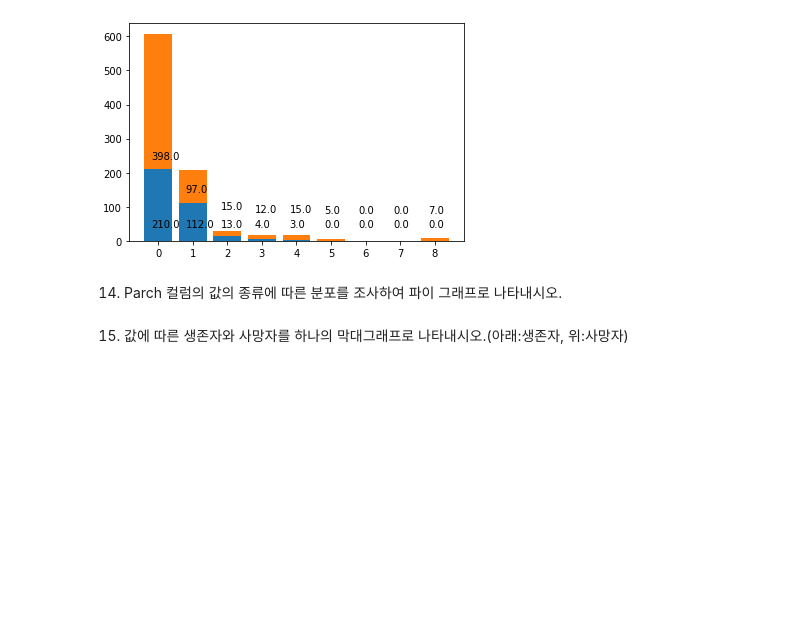
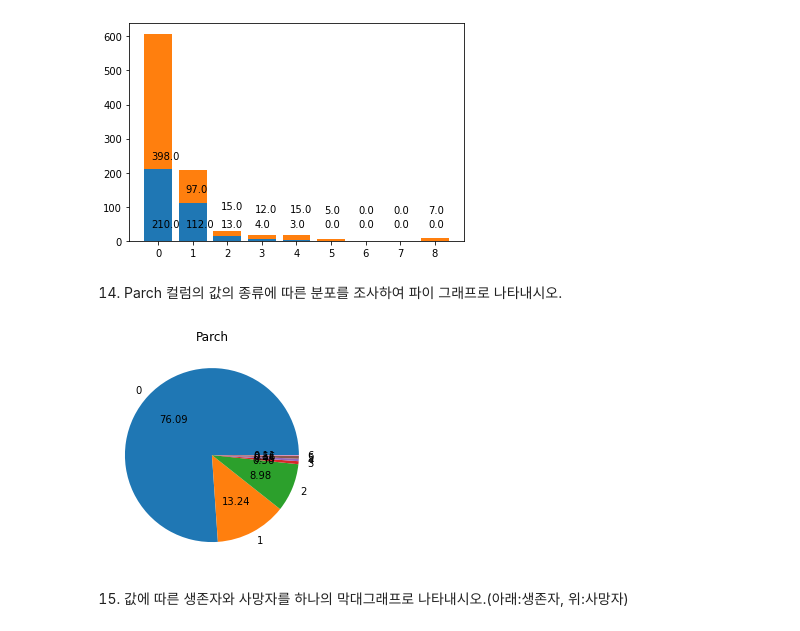
Before and after one commit to shhh-33/Python, a Jupyter notebook: 통계분석시각화_응용.ipynb, the cells around one changed output. Cells and saved outputs as stored; diff of their text form; code cells hidden in the pictures; blank space fills up the shorter version.

```diff
--- a/통계분석시각화_응용.ipynb
+++ b/통계분석시각화_응용.ipynb
@@ -341,5 +342,13 @@ plt.show()
 [figure]
 # %% [markdown]
 14. Parch 컬럼의 값의 종류에 따른 분포를 조사하여 파이 그래프로 나타내시오.
+# %%
+pvc = df.Parch.value_counts().sort_index()
+
+plt.pie(pvc.values, labels=pvc.index,autopct="%.2f")
+plt.title("Parch")
+plt.show()
+# %% [output]
+[figure, added]
 # %% [markdown]
 15. 값에 따른 생존자와 사망자를 하나의 막대그래프로 나타내시오.(아래:생존자, 위:사망자)
```
Also changed, not shown: parts of 12 cells of this notebook.
